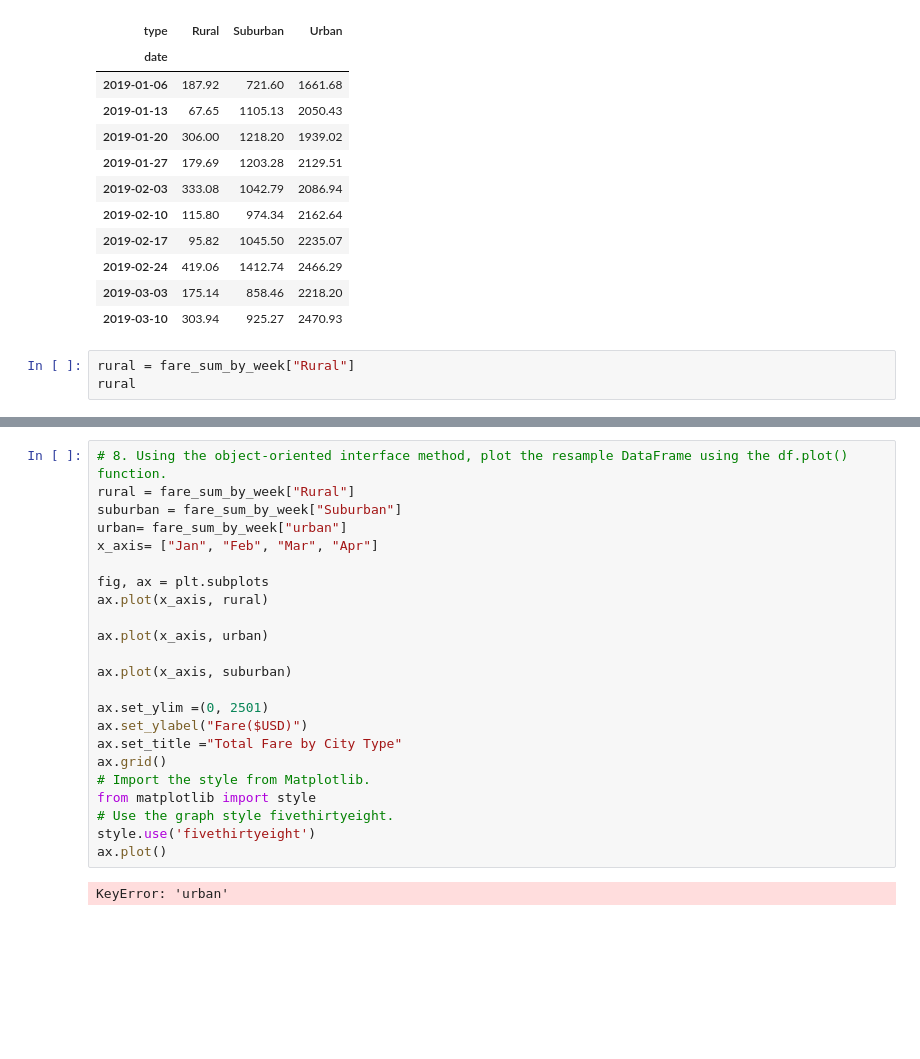
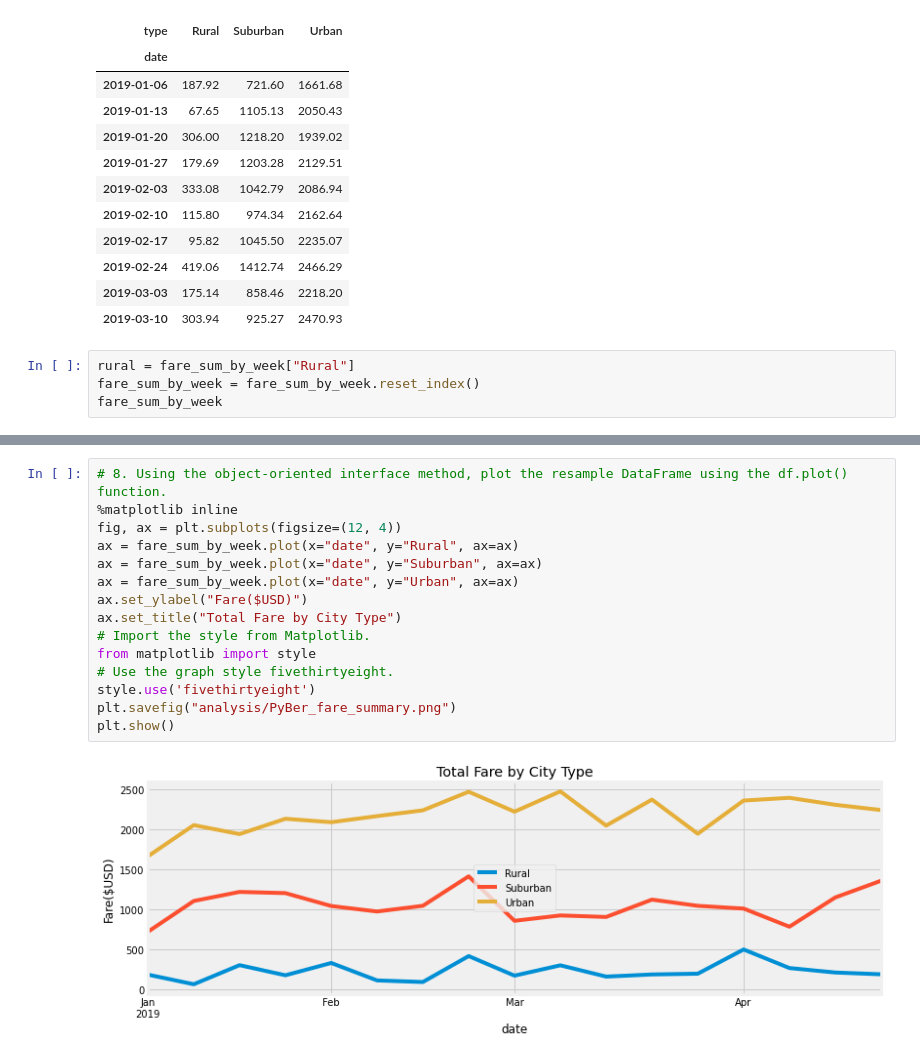
Before and after one commit to Jose-Monagas/PyBer_Analysis, a Jupyter notebook: PyBer_Challenge.ipynb, the cells around one changed output, grey strips where cells are left out. Cells and saved outputs as stored; diff of their text form; blank space fills up the shorter version.

```diff
--- a/PyBer_Challenge.ipynb
+++ b/PyBer_Challenge.ipynb
@@ -260,5 +260,6 @@ fare_sum_by_week[["Rural","Suburban","Urban"]].head(10)
 | 2019-03-10 | 303.94 | 925.27 | 2470.93 |
 # %%
 rural = fare_sum_by_week["Rural"]
-rural
+fare_sum_by_week = fare_sum_by_week.reset_index()
+fare_sum_by_week
 # %% [output]
@@ -284,25 +284,17 @@ Freq: W-SUN, Name: Rural, dtype: float64
 # %%
 # 8. Using the object-oriented interface method, plot the resample DataFrame using the df.plot() function.
-rural = fare_sum_by_week["Rural"]
-suburban = fare_sum_by_week["Suburban"]
-urban= fare_sum_by_week["urban"]
-x_axis= ["Jan", "Feb", "Mar", "Apr"]
-
-fig, ax = plt.subplots
-ax.plot(x_axis, rural)
-
-ax.plot(x_axis, urban)
-
-ax.plot(x_axis, suburban)
-
-ax.set_ylim =(0, 2501)
+%matplotlib inline
+fig, ax = plt.subplots(figsize=(12, 4))
+ax = fare_sum_by_week.plot(x="date", y="Rural", ax=ax)
+ax = fare_sum_by_week.plot(x="date", y="Suburban", ax=ax)
+ax = fare_sum_by_week.plot(x="date", y="Urban", ax=ax)
 ax.set_ylabel("Fare($USD)")
-ax.set_title ="Total Fare by City Type"
-ax.grid()
+ax.set_title("Total Fare by City Type")
 # Import the style from Matplotlib.
 from matplotlib import style
 # Use the graph style fivethirtyeight.
 style.use('fivethirtyeight')
-ax.plot()
+plt.savefig("analysis/PyBer_fare_summary.png")
+plt.show()
 # %% [output]
-KeyError: 'urban'
+[figure, added]
```
Also changed, not shown: parts of 1 cell of this notebook, 8 other files.
